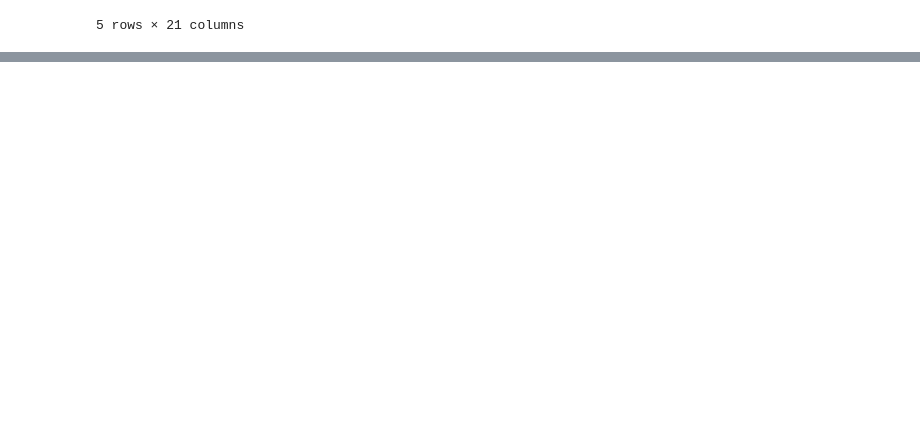
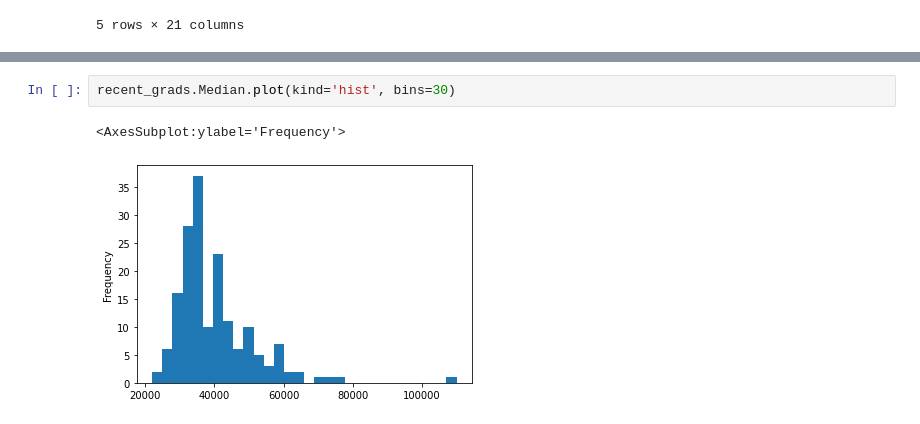
Before and after one commit to tayyabsarfraz/Introduction-to-Data-Analyst-and-Data-Science, a Jupyter notebook: Module no 02- Python for Data Scientists/02 - Pandas for Data Scientists/Lec-2.10(Pandas-01-From-Python-Dictionary-to-Pandas-Dataframe).ipynb, the cells around one changed output, grey strips where cells are left out. Cells and saved outputs as stored; diff of their text form; blank space fills up the shorter version.

```diff
--- a/Module no 02- Python for Data Scientists/02 - Pandas for Data Scientists/Lec-2.10(Pandas-01-From-Python-Dictionary-to-Pandas-Dataframe).ipynb
+++ b/Module no 02- Python for Data Scientists/02 - Pandas for Data Scientists/Lec-2.10(Pandas-01-From-Python-Dictionary-to-Pandas-Dataframe).ipynb
@@ -752,0 +751,5 @@ recent_grads.sort_values()
+# %%
+recent_grads.Median.plot(kind='hist', bins=30)
+# %% [output]
+<AxesSubplot:ylabel='Frequency'>
+[figure, added]
```
Also changed, not shown: parts of 135 cells of this notebook.
